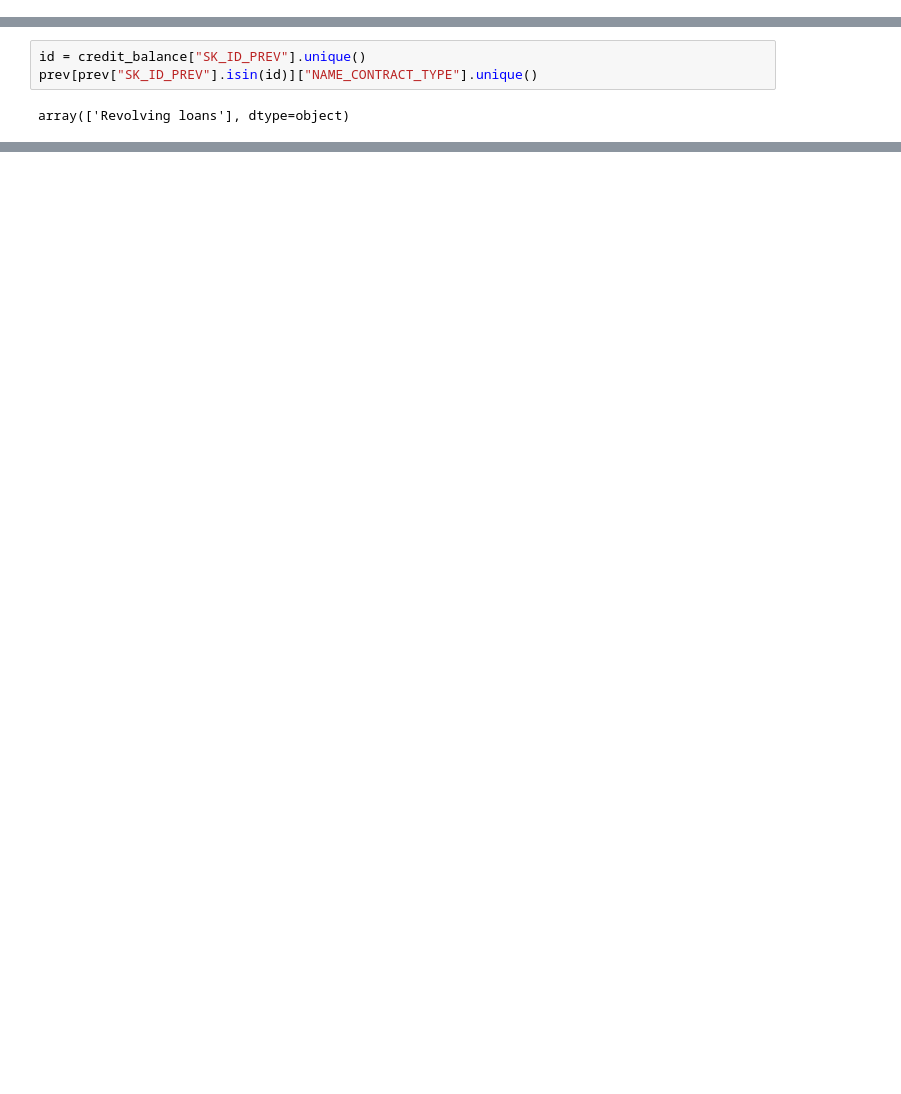
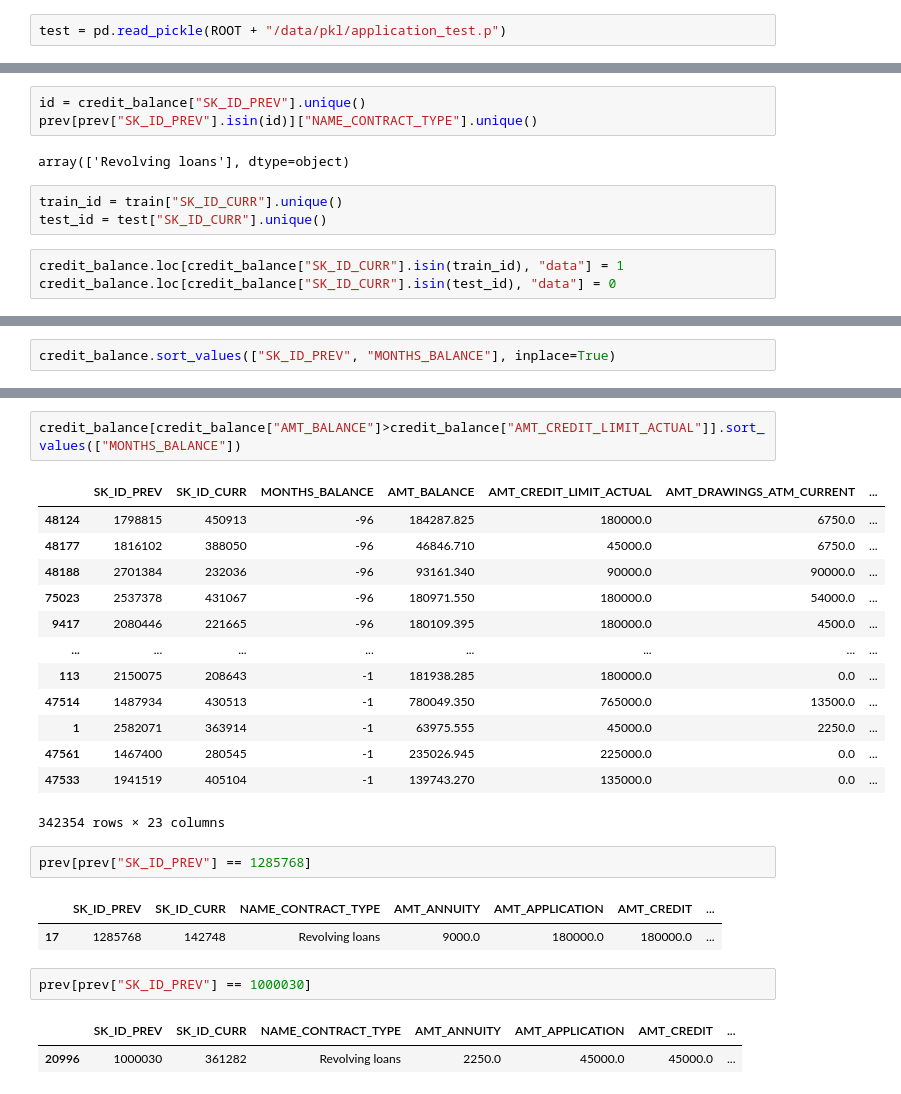
Before and after one commit to nguyenvietkhiemm/home_credit_default_risk, a Jupyter notebook: jupyter/301_EDA_credit_card_balance.ipynb, the cells around one changed output, grey strips where cells are left out. Cells and saved outputs as stored; diff of their text form; blank space fills up the shorter version.

Commit message:
credit card balance

```diff
--- a/jupyter/301_EDA_credit_card_balance.ipynb
+++ b/jupyter/301_EDA_credit_card_balance.ipynb
@@ -38,3 +49,5 @@ credit_balance.head()
+# %%
+test = pd.read_pickle(ROOT + "/data/pkl/application_test.p")
 # %%
 des = pd.read_pickle(ROOT + "/data/pkl/description.p")
 des_credit_balance = des[des["Table"] == "credit_card_balance"]
@@ -67,3 +80,9 @@ id = credit_balance["SK_ID_PREV"].unique()
 prev[prev["SK_ID_PREV"].isin(id)]["NAME_CONTRACT_TYPE"].unique()
 # %% [output]
 array(['Revolving loans'], dtype=object)
+# %%
+train_id = train["SK_ID_CURR"].unique()
+test_id = test["SK_ID_CURR"].unique()
+# %%
+credit_balance.loc[credit_balance["SK_ID_CURR"].isin(train_id), "data"] = 1
+credit_balance.loc[credit_balance["SK_ID_CURR"].isin(test_id), "data"] = 0
@@ -69,0 +117,2 @@ array(['Revolving loans'], dtype=object)
+# %%
+credit_balance.sort_values(["SK_ID_PREV", "MONTHS_BALANCE"], inplace=True)
@@ -69,0 +144,26 @@ array(['Revolving loans'], dtype=object)
+# %%
+credit_balance[credit_balance["AMT_BALANCE"]>credit_balance["AMT_CREDIT_LIMIT_ACTUAL"]].sort_values(["MONTHS_BALANCE"])
+# %% [output]
+|  | SK_ID_PREV | SK_ID_CURR | MONTHS_BALANCE | AMT_BALANCE | AMT_CREDIT_LIMIT_ACTUAL | AMT_DRAWINGS_ATM_CURRENT | ... |
+| 48124 | 1798815 | 450913 | -96 | 184287.825 | 180000.0 | 6750.0 | ... |
+| 48177 | 1816102 | 388050 | -96 | 46846.710 | 45000.0 | 6750.0 | ... |
+| 48188 | 2701384 | 232036 | -96 | 93161.340 | 90000.0 | 90000.0 | ... |
+| 75023 | 2537378 | 431067 | -96 | 180971.550 | 180000.0 | 54000.0 | ... |
+| 9417 | 2080446 | 221665 | -96 | 180109.395 | 180000.0 | 4500.0 | ... |
+| ... | ... | ... | ... | ... | ... | ... | ... |
+| 113 | 2150075 | 208643 | -1 | 181938.285 | 180000.0 | 0.0 | ... |
+| 47514 | 1487934 | 430513 | -1 | 780049.350 | 765000.0 | 13500.0 | ... |
+| 1 | 2582071 | 363914 | -1 | 63975.555 | 45000.0 | 2250.0 | ... |
+| 47561 | 1467400 | 280545 | -1 | 235026.945 | 225000.0 | 0.0 | ... |
+| 47533 | 1941519 | 405104 | -1 | 139743.270 | 135000.0 | 0.0 | ... |
+342354 rows × 23 columns
+# %%
+prev[prev["SK_ID_PREV"] == 1285768]
+# %% [output]
+|  | SK_ID_PREV | SK_ID_CURR | NAME_CONTRACT_TYPE | AMT_ANNUITY | AMT_APPLICATION | AMT_CREDIT | ... |
+| 17 | 1285768 | 142748 | Revolving loans | 9000.0 | 180000.0 | 180000.0 | ... |
+# %%
+prev[prev["SK_ID_PREV"] == 1000030]
+# %% [output]
+|  | SK_ID_PREV | SK_ID_CURR | NAME_CONTRACT_TYPE | AMT_ANNUITY | AMT_APPLICATION | AMT_CREDIT | ... |
+| 20996 | 1000030 | 361282 | Revolving loans | 2250.0 | 45000.0 | 45000.0 | ... |
```
Also changed, not shown: parts of 23 cells of this notebook, 5 other files.
